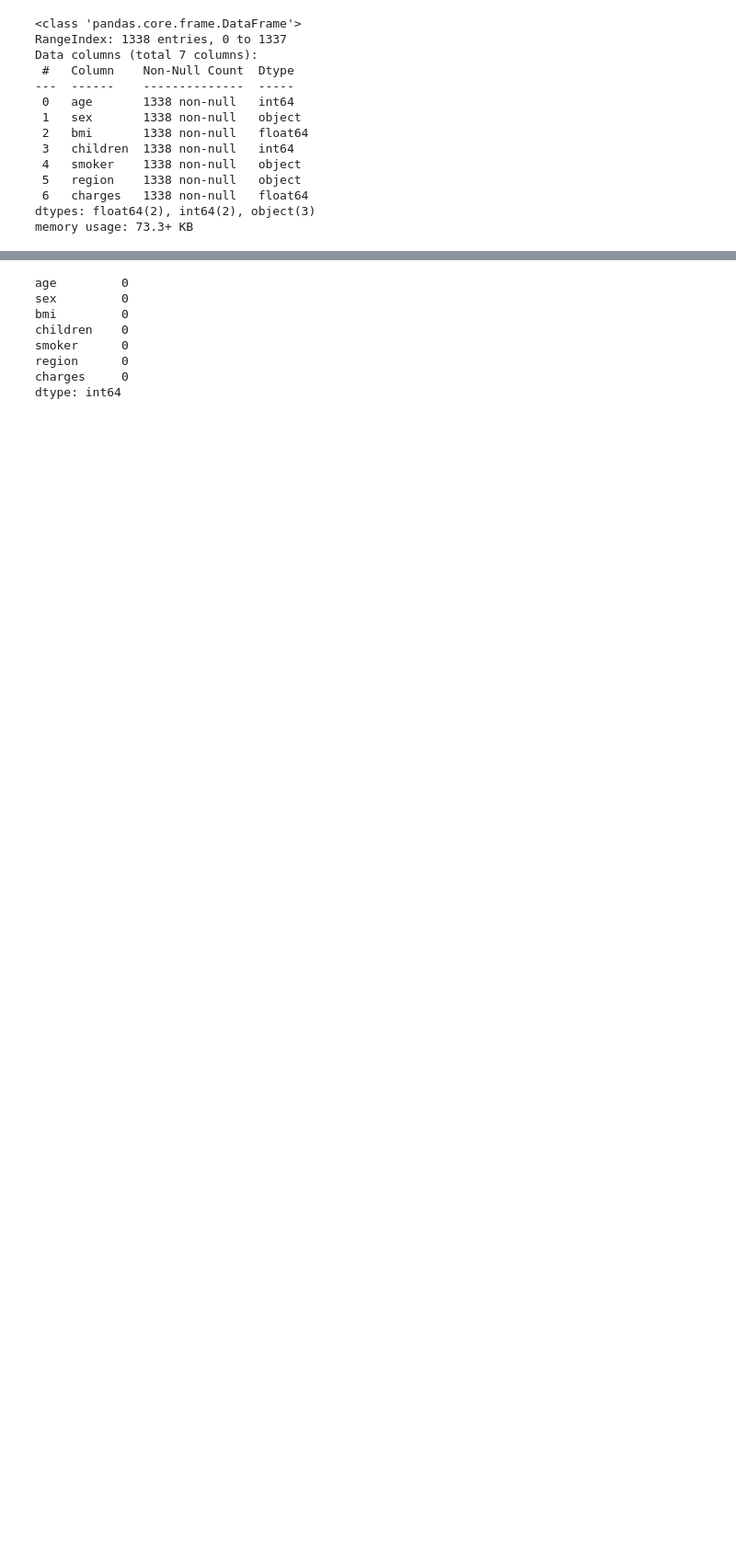
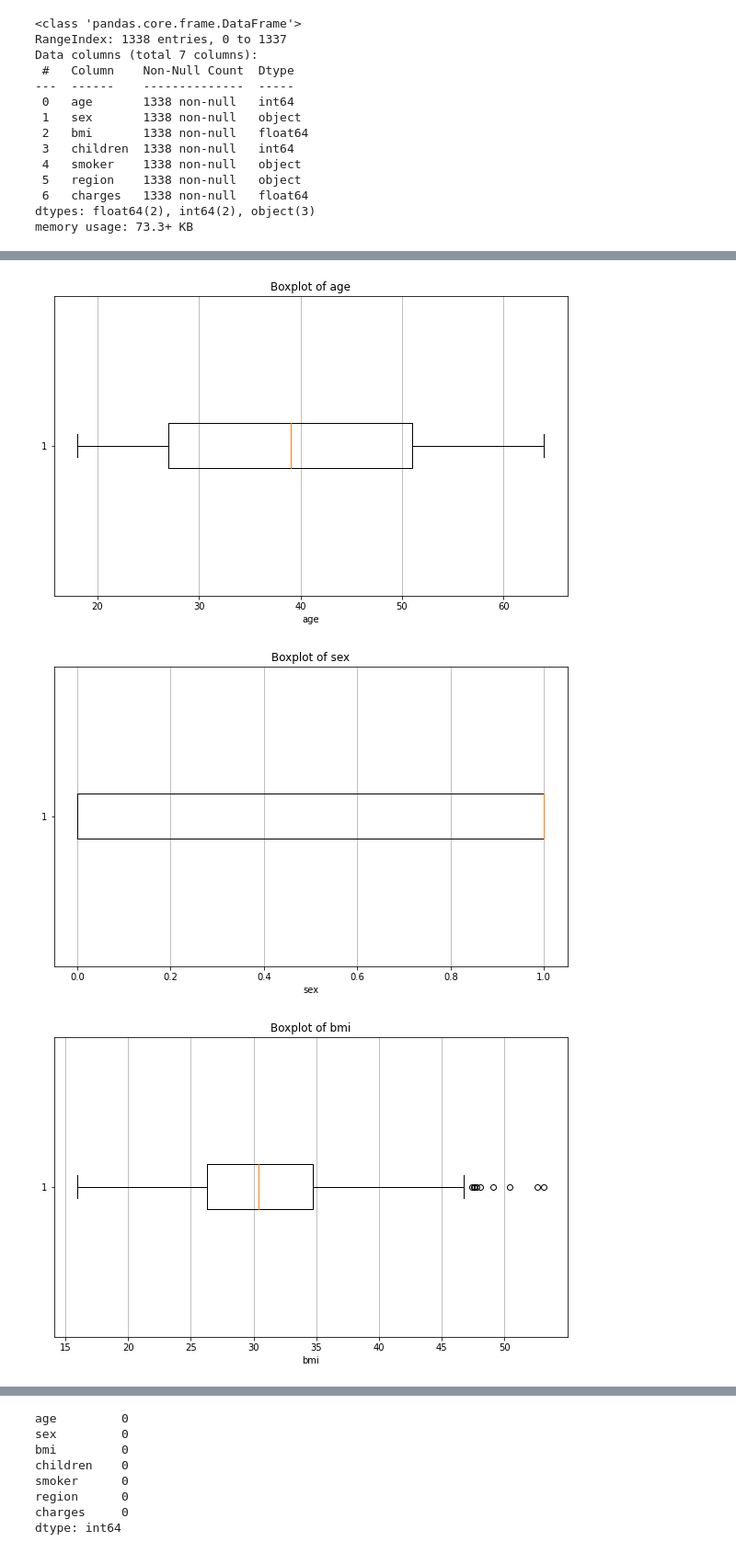
Before and after one commit to KaanAyduvan/Veri-madenciligi, a Jupyter notebook: Doğrusal Regresyon Çalışması/Regresyon.ipynb, the cells around one changed output, grey strips where cells are left out. Shown: that part at 92% size. Drawn from its saved outputs; the diff is of its cells as text; code cells hidden in the pictures; blank space fills up the shorter version.

```diff
--- a/Doğrusal Regresyon Çalışması/Regresyon.ipynb
+++ b/Doğrusal Regresyon Çalışması/Regresyon.ipynb
@@ -11,5 +14,5 @@ import seaborn as sns
 # %%
-data = pd.read_csv("insurance.csv")
+data = pd.read_csv("C:/Users/Kaana/OneDrive/Masaüstü/insurance.csv")
 data
 # %% [output]
 |  | age | sex | bmi | children | smoker | region | charges |
@@ -44,0 +64,6 @@ memory usage: 73.3+ KB
+# %%
+data['sex'] = data['sex'].map({'female': 0, 'male': 1})
+data['smoker'] = data['smoker'].map({'no': 0, 'yes': 1})
+
+label_encoder = LabelEncoder()
+data['region'] = label_encoder.fit_transform(data['region'])
@@ -44,0 +89,12 @@ memory usage: 73.3+ KB
+# %%
+for column in data.columns:
+    plt.figure(figsize=(10, 6))
+    plt.boxplot(data[column], vert=False)
+    plt.title(f'Boxplot of {column}')
+    plt.xlabel(column)
+    plt.grid(axis='x')
+    plt.show()
+# %% [output]
+[figure, added]
+[figure, added]
+[figure, added]
```
Also changed, not shown: parts of 39 cells of this notebook, 1 other file.
